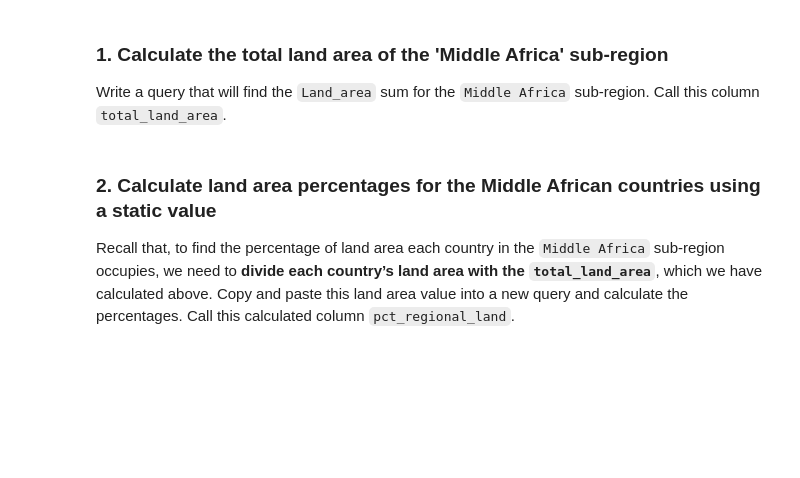
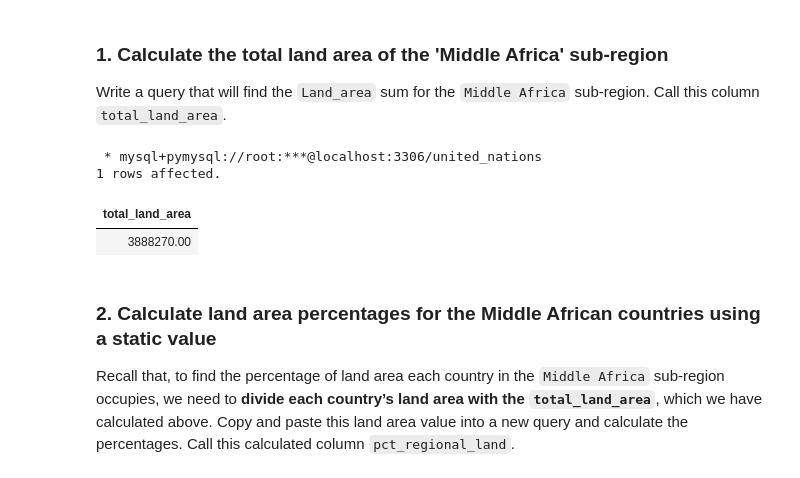
Before and after one commit to i-ambale/Subquery-in-the-SELECT-clause, a Jupyter notebook: Subquery in the SELECT clause [Notebook].ipynb, the cells around one changed output. Saved outputs shown, nothing was run; the diff lists cells and outputs as text; code cells hidden in the pictures; blank space fills up the shorter version.

```diff
--- a/Subquery in the SELECT clause [Notebook].ipynb
+++ b/Subquery in the SELECT clause [Notebook].ipynb
@@ -46,7 +46,14 @@ We will use our `Geographic_location` table in our `united_nations` database tha
 Write a query that will find the `Land_area` sum for the `Middle Africa` sub-region. Call this column `total_land_area`.
 # %%
 %%sql
-# Add your code here
+SELECT SUM(Land_area) AS total_land_area
+FROM Geographic_location
+WHERE sub_region = 'Middle Africa';
+# %% [output]
+ * mysql+pymysql://root:***@localhost:3306/united_nations
+1 rows affected.
+| total_land_area |
+| 3888270.00 |
 # %% [markdown]
 ### 2. Calculate land area percentages for the Middle African countries using a static value
 
```
Also changed, not shown: parts of 4 cells of this notebook.
